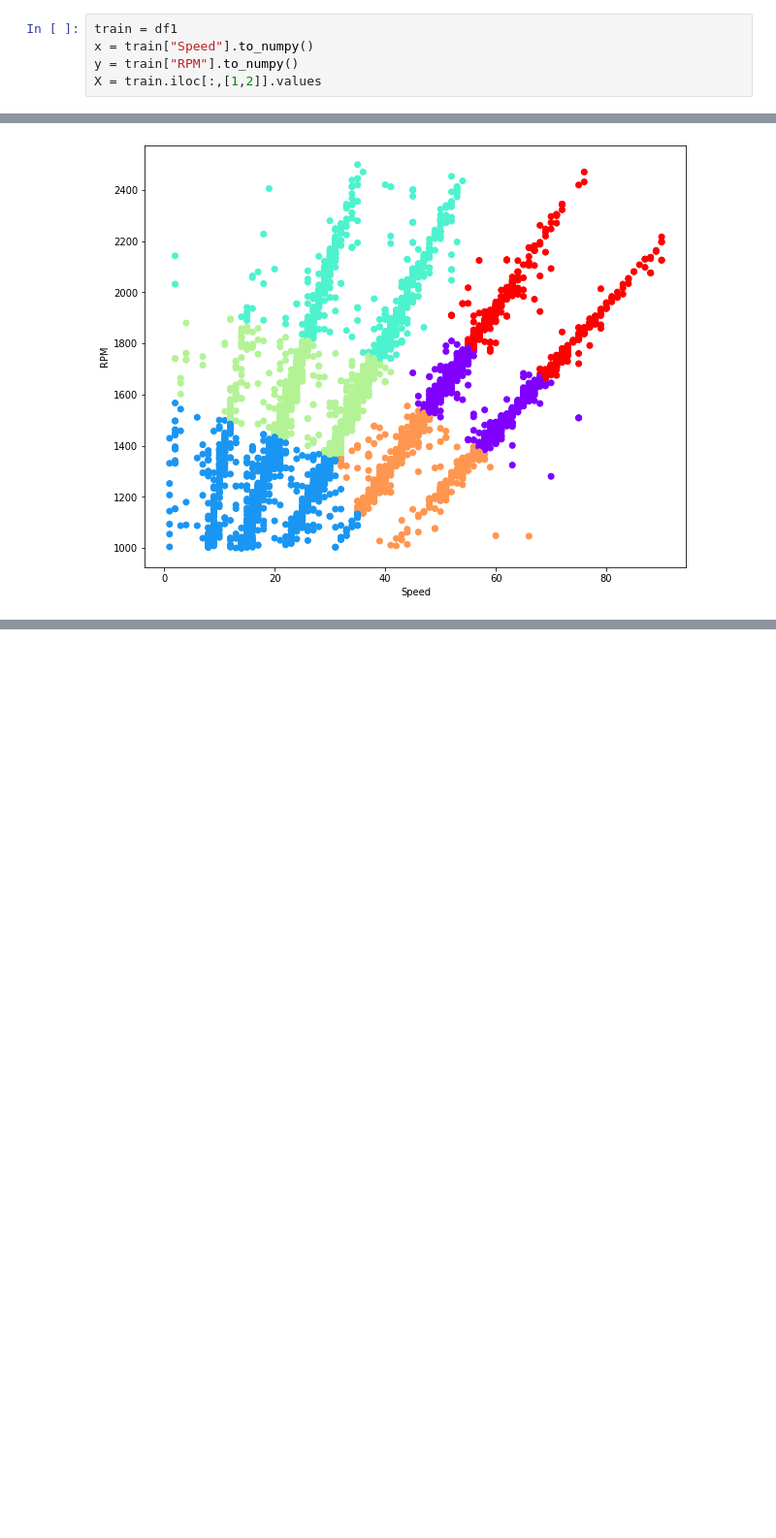
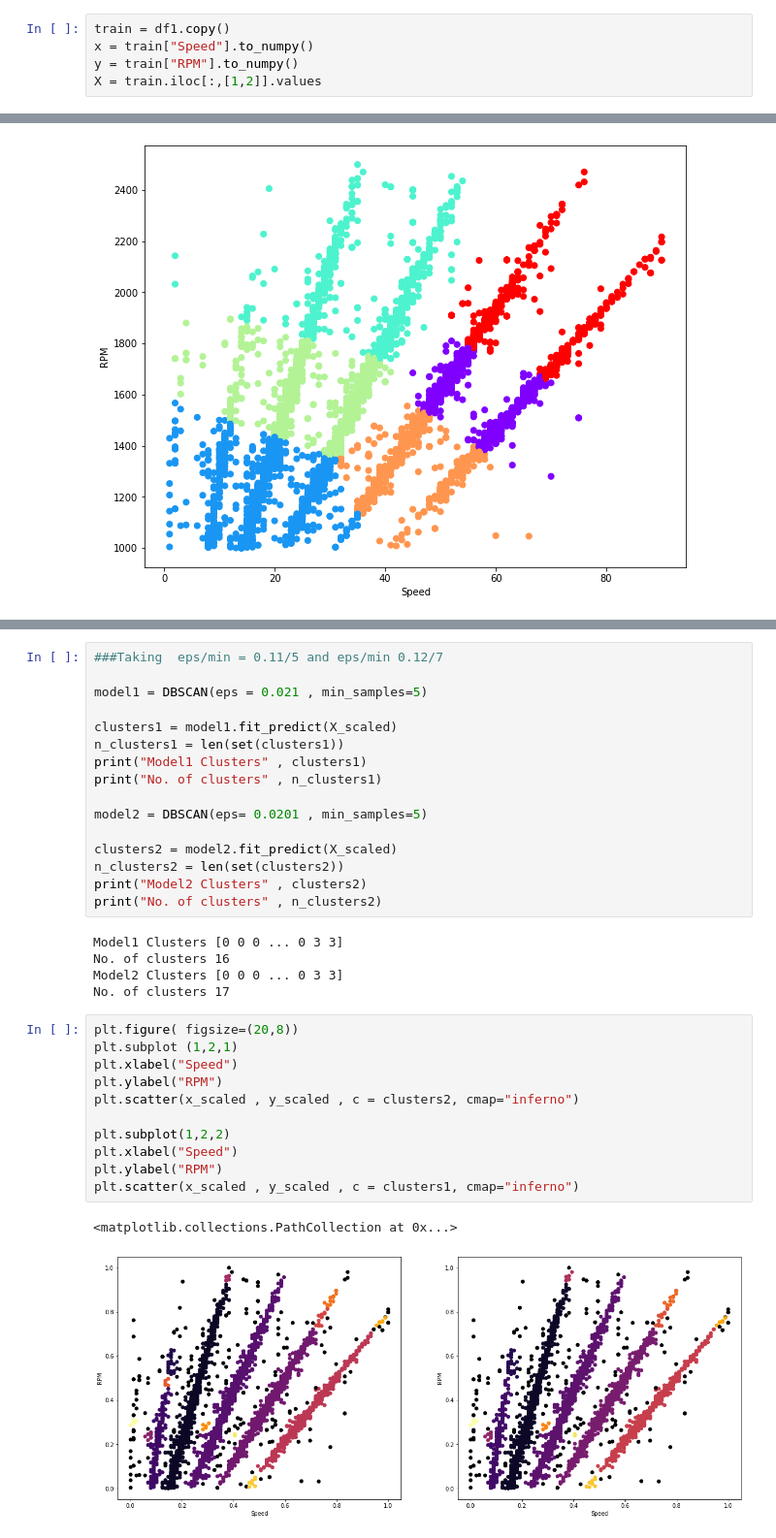
Before and after one commit to Rigved19/Machine-Learning-Projects, a Jupyter notebook: ML Clustering Algorithms/Successful_Clustering _Using_DBSCAN.ipynb, the cells around one changed output, grey strips where cells are left out. Shown at 97% size. Cells and saved outputs as stored; diff of their text form; blank space fills up the shorter version.

```diff
--- a/ML Clustering Algorithms/Successful_Clustering _Using_DBSCAN.ipynb
+++ b/ML Clustering Algorithms/Successful_Clustering _Using_DBSCAN.ipynb
@@ -54,7 +54,7 @@ Empty DataFrame
 Columns: [Id, Speed, RPM, Engine Load]
 Index: []
 # %%
-train = df1
+train = df1.copy()
 x = train["Speed"].to_numpy()
 y = train["RPM"].to_numpy()
 X = train.iloc[:,[1,2]].values
@@ -133,0 +127,35 @@ plt.scatter(cluster_centers[:,0],cluster_centers[:,1], marker = ".", color = 'k'
+# %%
+###Taking  eps/min = 0.11/5 and eps/min 0.12/7
+
+model1 = DBSCAN(eps = 0.021 , min_samples=5)
+
+clusters1 = model1.fit_predict(X_scaled)
+n_clusters1 = len(set(clusters1))
+print("Model1 Clusters" , clusters1)
+print("No. of clusters" , n_clusters1)
+
+model2 = DBSCAN(eps= 0.0201 , min_samples=5)
+
+clusters2 = model2.fit_predict(X_scaled)
+n_clusters2 = len(set(clusters2))
+print("Model2 Clusters" , clusters2)
+print("No. of clusters" , n_clusters2)
+# %% [output]
+Model1 Clusters [0 0 0 ... 0 3 3]
+No. of clusters 16
+Model2 Clusters [0 0 0 ... 0 3 3]
+No. of clusters 17
+# %%
+plt.figure( figsize=(20,8))
+plt.subplot (1,2,1)
+plt.xlabel("Speed")
+plt.ylabel("RPM")
+plt.scatter(x_scaled , y_scaled , c = clusters2, cmap="inferno")
+
+plt.subplot(1,2,2)
+plt.xlabel("Speed")
+plt.ylabel("RPM")
+plt.scatter(x_scaled , y_scaled , c = clusters1, cmap="inferno")
+# %% [output]
+<matplotlib.collections.PathCollection at 0x...>
+[figure, added]
```
Also changed, not shown: parts of 24 cells of this notebook.
